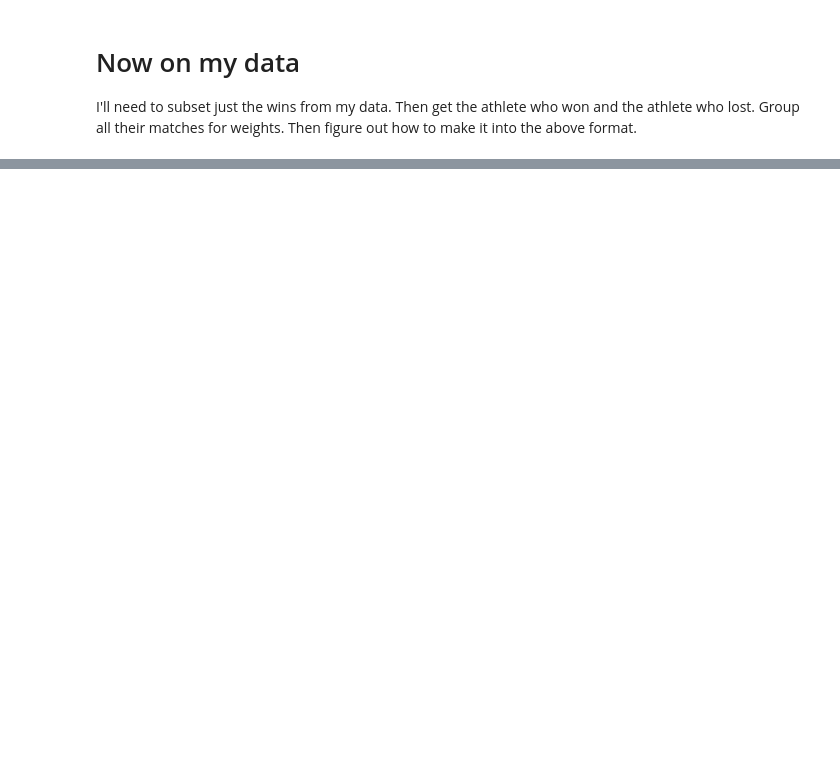
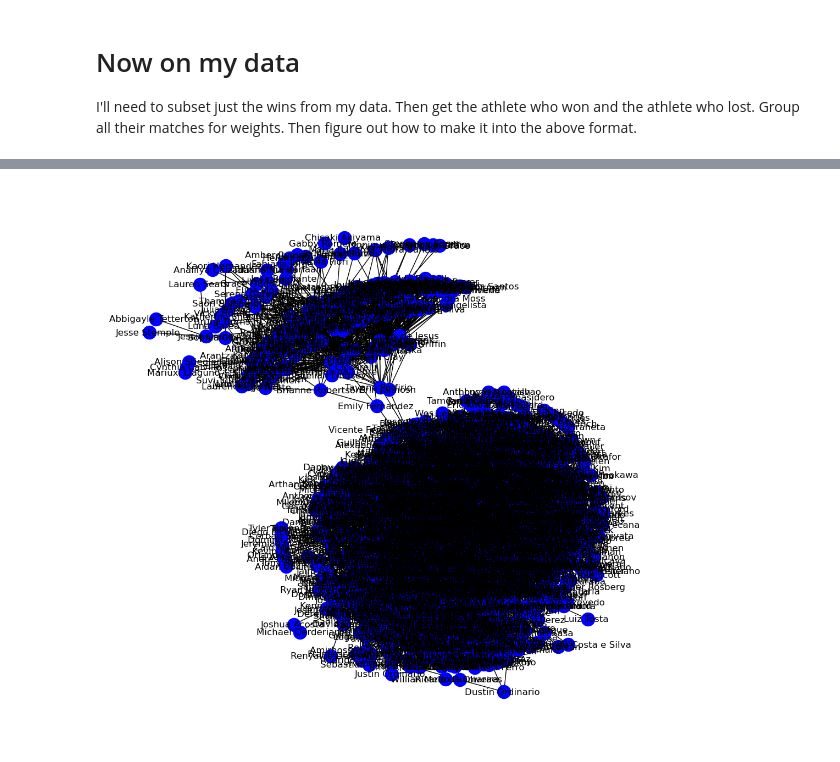
Before and after one commit to gossdante/bjj_network, a Jupyter notebook: network.ipynb, the cells around one changed output, grey strips where cells are left out. Cells and saved outputs as stored; diff of their text form; code cells hidden in the pictures; blank space fills up the shorter version.

```diff
--- a/network.ipynb
+++ b/network.ipynb
@@ -127,3 +128,8 @@ I'll need to subset just the wins from my data.
 Then get the athlete who won and the athlete who lost.
 Group all their matches for weights.
 Then figure out how to make it into the above format.
+# %%
+# Get only wins
+Wins = All_Matches[All_Matches['W/L']=='W']
+Wins.head()
+Wins.shape
@@ -129,0 +189,12 @@ Then figure out how to make it into the above format.
+# %%
+G = nx.from_pandas_edgelist(Match_Pairs,
+                            source = 'Athlete_Name',
+                            target = 'Opponent_Name',
+                            edge_attr = 'W/L',
+                            create_using = nx.Graph())
+pos = nx.kamada_kawai_layout(G)
+plt.figure(figsize = (10,10))
+nx.draw(G,with_labels = True, node_color = 'blue',edge_cmap = plt.cm.Blues, pos = pos)
+plt.show()
+# %% [output]
+[figure, added]
```
Also changed, not shown: parts of 14 cells of this notebook, 4 other files.
